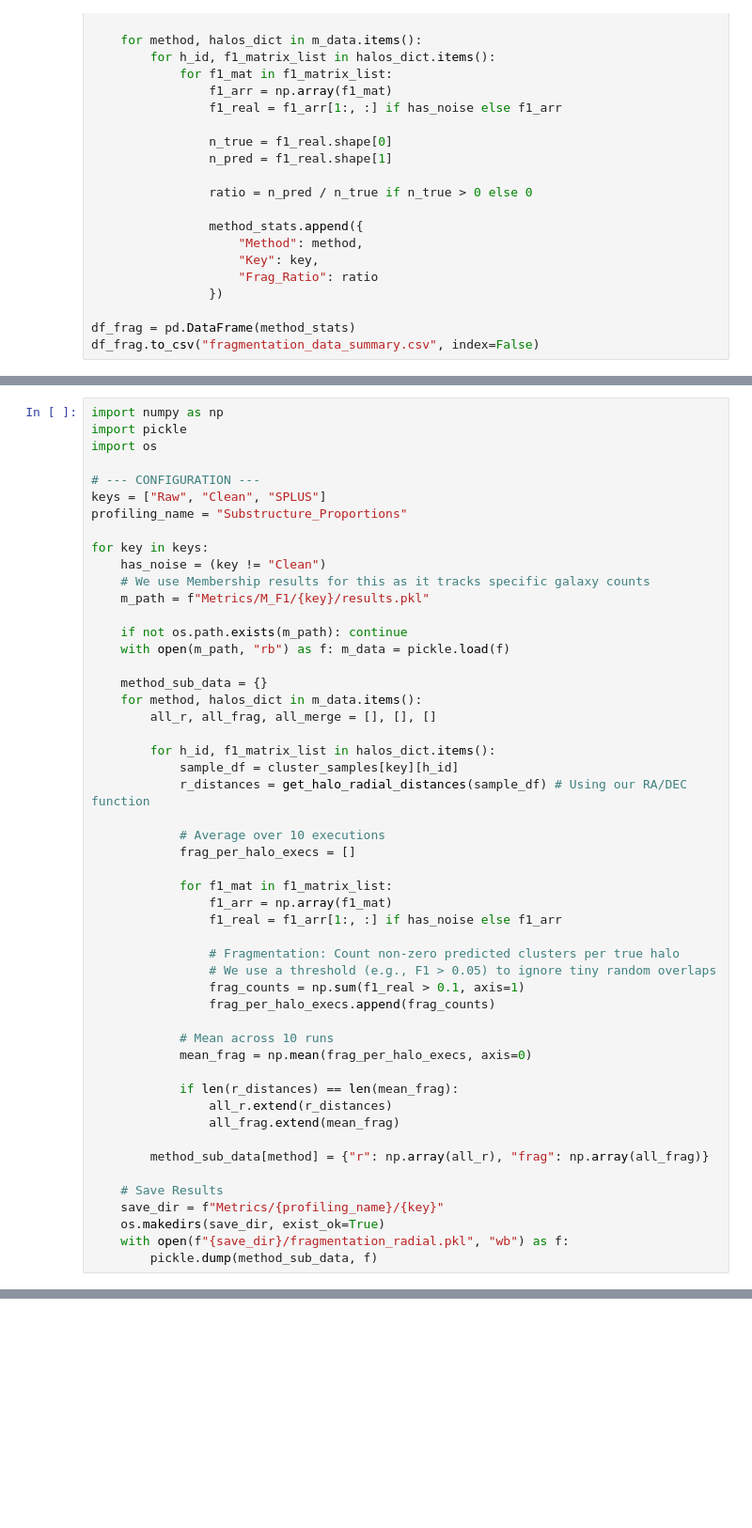
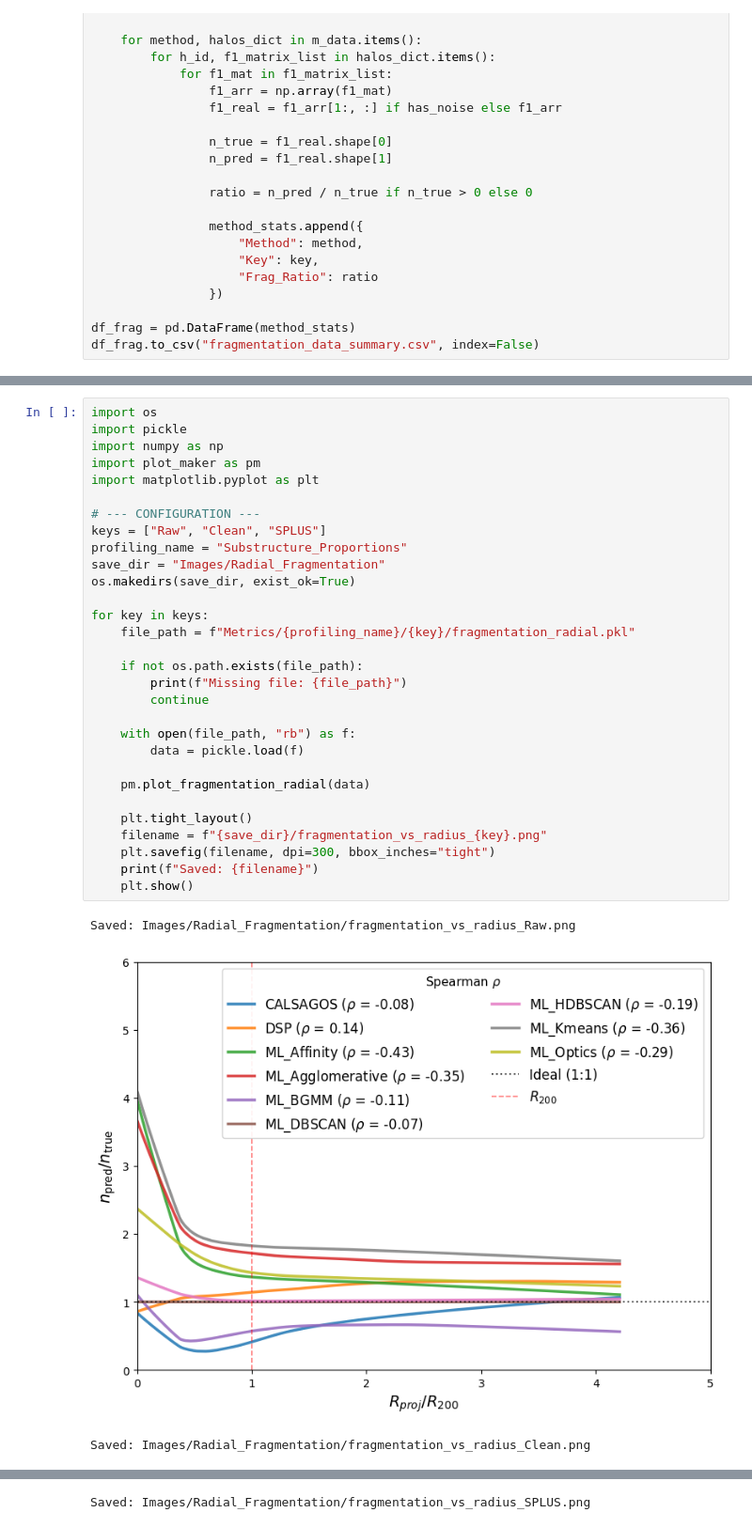
Before and after one commit to Prion6/ClusteringComparison, a Jupyter notebook: results_profiler.ipynb, the cells around one changed output, grey strips where cells are left out. Shown at 94% size. Saved outputs shown, nothing was run; the diff lists cells and outputs as text; blank space fills up the shorter version.

```diff
--- a/results_profiler.ipynb
+++ b/results_profiler.ipynb
@@ -1035,51 +1013,34 @@ TypeError: customize_axes() got an unexpected keyword argument 'color'
 # %%
+import os
+import pickle
 import numpy as np
-import pickle
-import os
+import plot_maker as pm
+import matplotlib.pyplot as plt
 
 # --- CONFIGURATION ---
 keys = ["Raw", "Clean", "SPLUS"]
 profiling_name = "Substructure_Proportions"
+save_dir = "Images/Radial_Fragmentation"
+os.makedirs(save_dir, exist_ok=True)
 
 for key in keys:
-    has_noise = (key != "Clean")
-    # We use Membership results for this as it tracks specific galaxy counts
-    m_path = f"Metrics/M_F1/{key}/results.pkl"
+    file_path = f"Metrics/{profiling_name}/{key}/fragmentation_radial.pkl"
 
-    if not os.path.exists(m_path): continue
-    with open(m_path, "rb") as f: m_data = pickle.load(f)
+    if not os.path.exists(file_path):
+        print(f"Missing file: {file_path}")
+        continue
 
-    method_sub_data = {}
-    for method, halos_dict in m_data.items():
-        all_r, all_frag, all_merge = [], [], []
+    with open(file_path, "rb") as f:
+        data = pickle.load(f)
 
-        for h_id, f1_matrix_list in halos_dict.items():
-            sample_df = cluster_samples[key][h_id]
-            r_distances = get_halo_radial_distances(sample_df) # Using our RA/DEC function
+    pm.plot_fragmentation_radial(data)
 
-            # Average over 10 executions
-            frag_per_halo_execs = []
-
-            for f1_mat in f1_matrix_list:
-                f1_arr = np.array(f1_mat)
-                f1_real = f1_arr[1:, :] if has_noise else f1_arr
-
-                # Fragmentation: Count non-zero predicted clusters per true halo
-                # We use a threshold (e.g., F1 > 0.05) to ignore tiny random overlaps
-                frag_counts = np.sum(f1_real > 0.1, axis=1)
-                frag_per_halo_execs.append(frag_counts)
-
-            # Mean across 10 runs
-            mean_frag = np.mean(frag_per_halo_execs, axis=0)
-
-            if len(r_distances) == len(mean_frag):
-                all_r.extend(r_distances)
-                all_frag.extend(mean_frag)
-
-        method_sub_data[method] = {"r": np.array(all_r), "frag": np.array(all_frag)}
-
-    # Save Results
-    save_dir = f"Metrics/{profiling_name}/{key}"
-    os.makedirs(save_dir, exist_ok=True)
-    with open(f"{save_dir}/fragmentation_radial.pkl", "wb") as f:
-        pickle.dump(method_sub_data, f)
+    plt.tight_layout()
+    filename = f"{save_dir}/fragmentation_vs_radius_{key}.png"
+    plt.savefig(filename, dpi=300, bbox_inches="tight")
+    print(f"Saved: {filename}")
+    plt.show()
+# %% [output]
+Saved: Images/Radial_Fragmentation/fragmentation_vs_radius_Raw.png
+[figure, added]
+Saved: Images/Radial_Fragmentation/fragmentation_vs_radius_Clean.png
@@ -1085,0 +1048 @@ for key in keys:
+Saved: Images/Radial_Fragmentation/fragmentation_vs_radius_SPLUS.png
```
Also changed, not shown: parts of 24 cells of this notebook, 9 other files.
